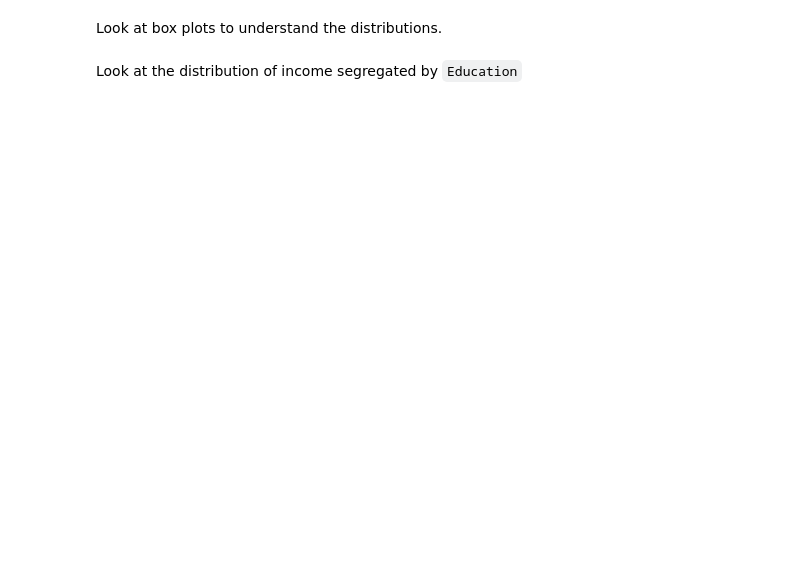
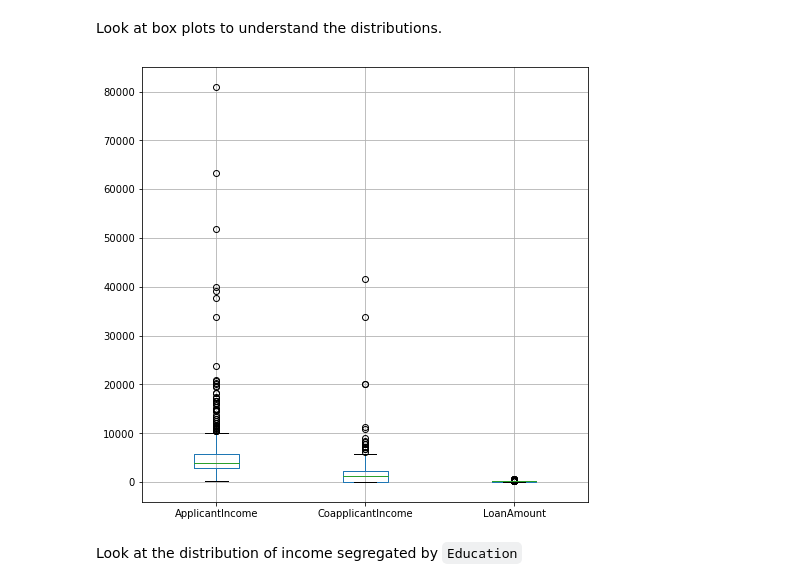
Before and after one commit to KyleKulas/lighthouse_data_notes, a Jupyter notebook: Week_7/Day_4/mini-project-IV-master/mini-project-IV.ipynb, the cells around one changed output. Cells and saved outputs as stored; diff of their text form; code cells hidden in the pictures; blank space fills up the shorter version.

```diff
--- a/Week_7/Day_4/mini-project-IV-master/mini-project-IV.ipynb
+++ b/Week_7/Day_4/mini-project-IV-master/mini-project-IV.ipynb
@@ -222,5 +247,10 @@ Study distribution of various variables. Plot the histogram of ApplicantIncome,
 # %% [markdown]
 
 Look at box plots to understand the distributions.
+# %%
+df.boxplot(numeric_cols,figsize=(8, 8))
+plt.show()
+# %% [output]
+[figure, added]
 # %% [markdown]
 Look at the distribution of income segregated  by `Education`
```
Also changed, not shown: parts of 20 cells of this notebook, 2 other files.
